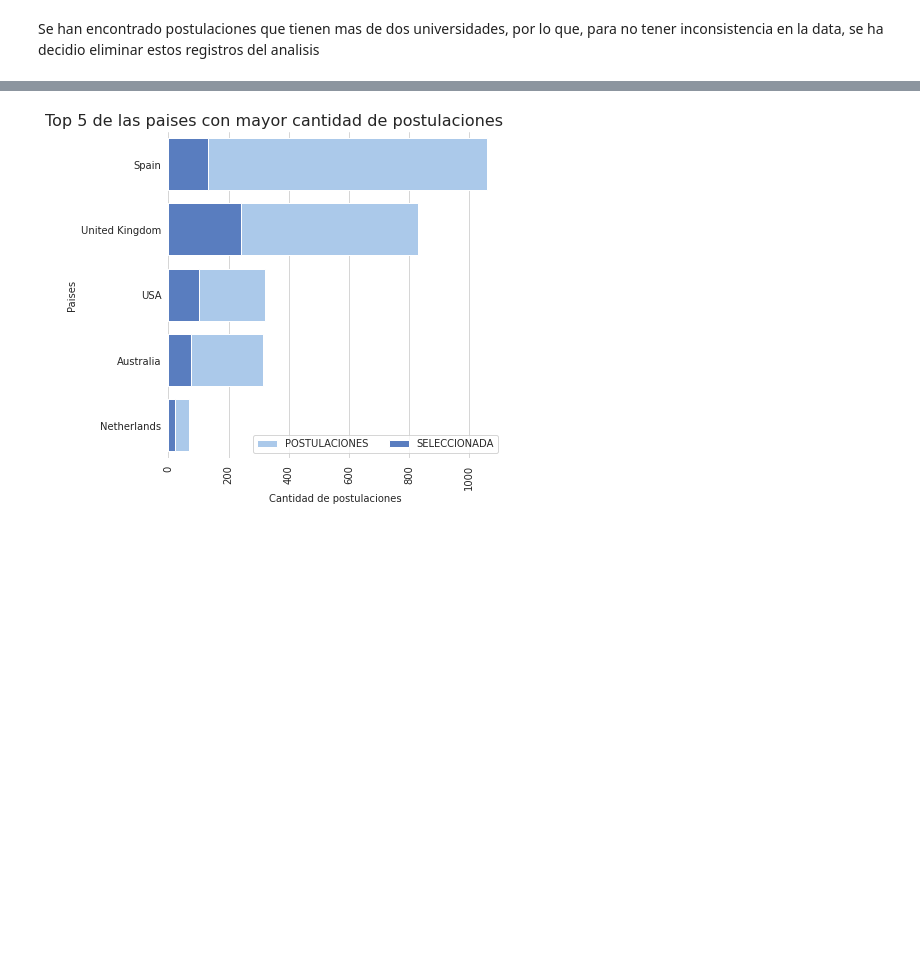
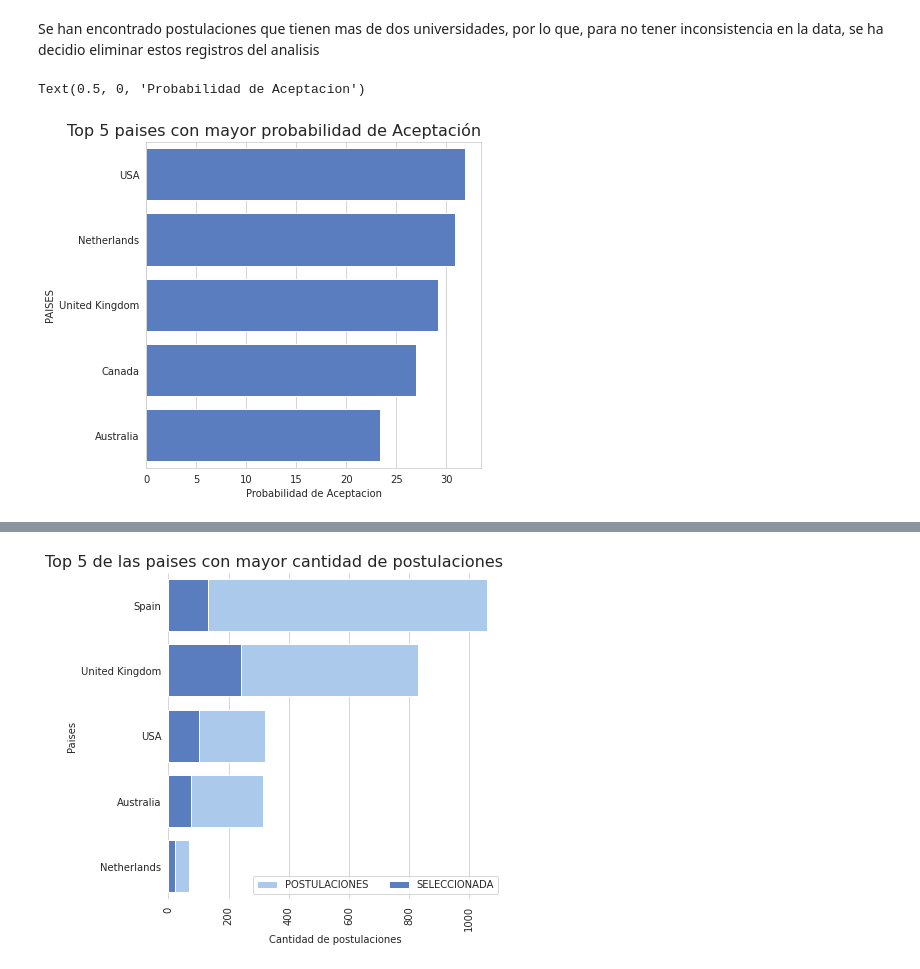
Before and after one commit to Foco22/Resultado_Beca_Magister_Chile, a Jupyter notebook: AnalisisBECASCHILE.ipynb, the cells around one changed output, grey strips where cells are left out. Cells and saved outputs as stored; diff of their text form; code cells hidden in the pictures; blank space fills up the shorter version.

```diff
--- a/AnalisisBECASCHILE.ipynb
+++ b/AnalisisBECASCHILE.ipynb
@@ -561,6 +561,26 @@ df_datos.head()
 | 4 | 4 | FEMENINO | UNIVERSITY COLLEGE LONDON | FUERA DE BASES | NaN | 2017 | United Kingdom | 1 | ... |
 # %% [markdown]
 Se han encontrado postulaciones que tienen mas de dos universidades, por lo que, para no tener inconsistencia en la data, se ha decidio eliminar estos registros del analisis
+# %%
+#universidades
+pivot = df_datos.pivot_table(index=['PAISES'], values=['NO SELECCIONADA', 'SELECCIONADA', 'FUERA DE BASES'], aggfunc='sum')
+pivot['POSTULACIONES'] = pivot['NO SELECCIONADA'] +pivot['SELECCIONADA'] + pivot['FUERA DE BASES']
+pivot = pivot.sort_values(by='POSTULACIONES', ascending=False)
+pivot['Tasa de Aceptacion'] = round(pivot['SELECCIONADA']/pivot['POSTULACIONES'],3)*100
+pivot = pivot.reset_index()
+pivot = pivot.sort_values(by='Tasa de Aceptacion', ascending = False)
+pivot = pivot.loc[pivot['POSTULACIONES'] > 25]
+
+f, ax = plt.subplots(figsize=(6, 6))
+sns.set_color_codes("pastel")
+sns.set_color_codes("muted")
+plt.title('Top {} paises con mayor probabilidad de Aceptación'.format(5), fontsize = 16, loc="right")
+g = sns.barplot(y="PAISES", x="Tasa de Aceptacion", data=pivot[:5],
+                  label="Probabilidad de Aceptación", color="b")
+plt.xlabel("Probabilidad de Aceptacion")
+# %% [output]
+Text(0.5, 0, 'Probabilidad de Aceptacion')
+[figure, added]
 # %%
 from plotly.offline import plot
 import plotly.graph_objects as go
```
Also changed, not shown: parts of 9 cells of this notebook.
